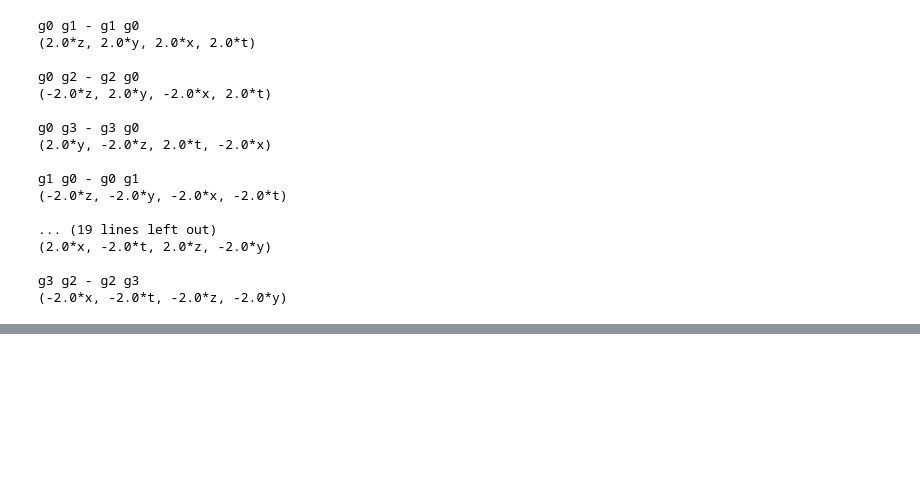
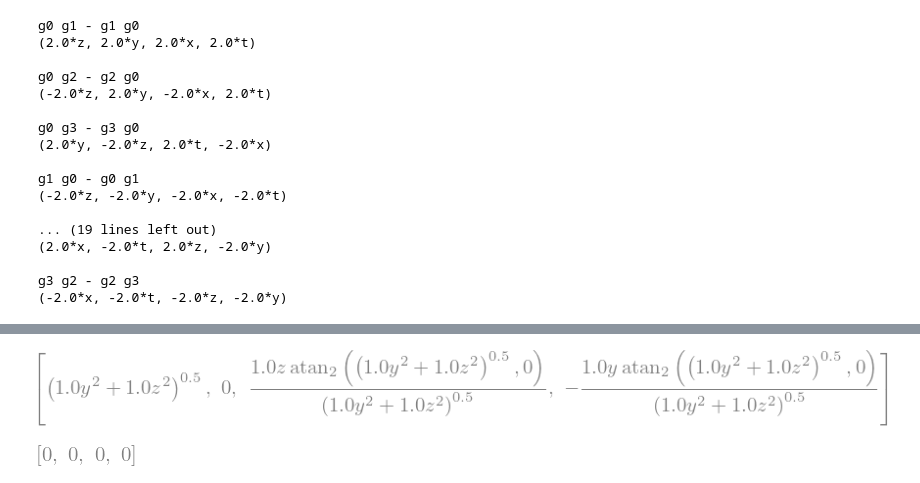
Before and after one commit to dougsweetser/space-time_numbers, a Jupyter notebook: 2022-04-22__gamma_matrices__DS.ipynb, the cells around one changed output, grey strips where cells are left out. Saved outputs shown, nothing was run; the diff lists cells and outputs as text; code cells hidden in the pictures; blank space fills up the shorter version.

```diff
--- a/2022-04-22__gamma_matrices__DS.ipynb
+++ b/2022-04-22__gamma_matrices__DS.ipynb
@@ -887,0 +604,8 @@ I
+# %%
+J1_q = product(dif(gamma(q_txyz, kind="g2g5"), gamma(q_txyz, kind="s31")), q1(1/2))
+J2_q = product(dif(gamma(q_txyz, kind="g0g5"), gamma(q_txyz, kind="g3")), q1(1/2))
+J3_q = product(dif(gamma(q_txyz, kind="s02"), gamma(q_txyz, kind="g1")), q1(1/2))
+
+J1_q.print_state("J1_q")
+J2_q.print_state("J2_q")
+J3_q.print_state("J3_q")
@@ -887,0 +809,8 @@ I
+# %%
+J1_q.txyz_2_representation(representation="polar")
+# %% [output]
+[figure, added]
+# %%
+J1_q.representation_2_txyz(representation="polar")
+# %% [output]
+[figure, added]
```
Also changed, not shown: parts of 53 cells of this notebook, 2 other files.
